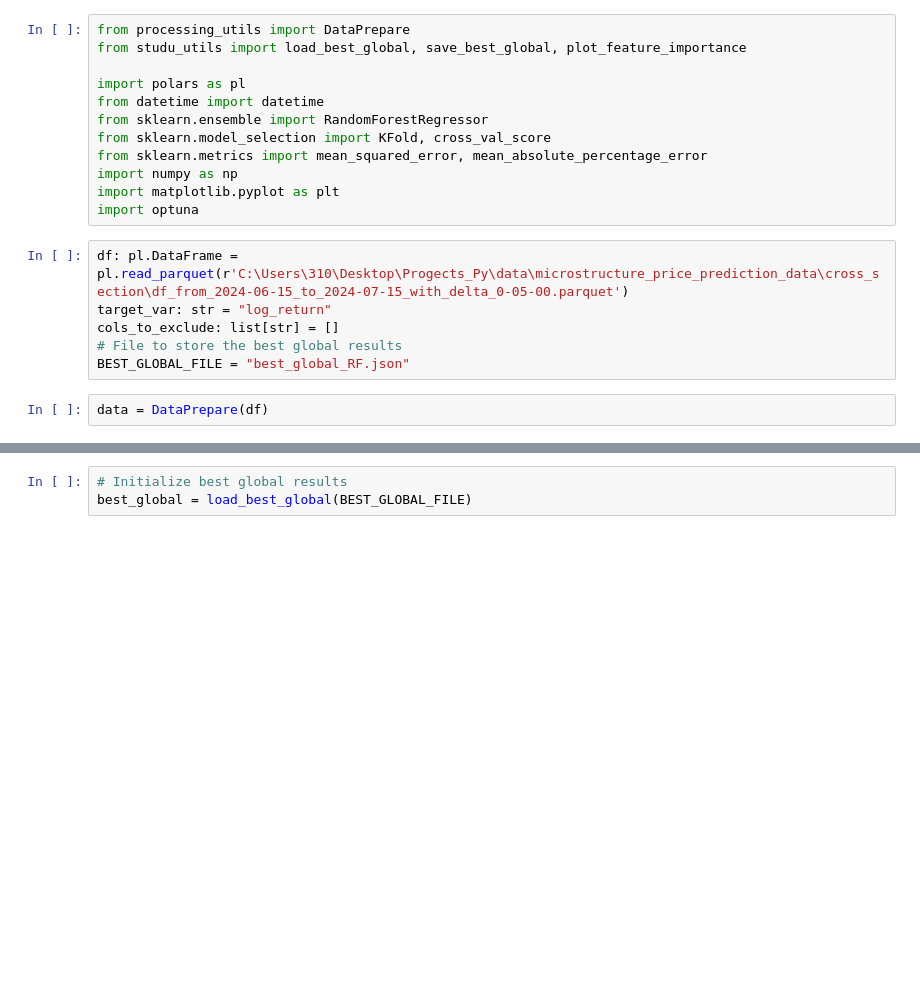
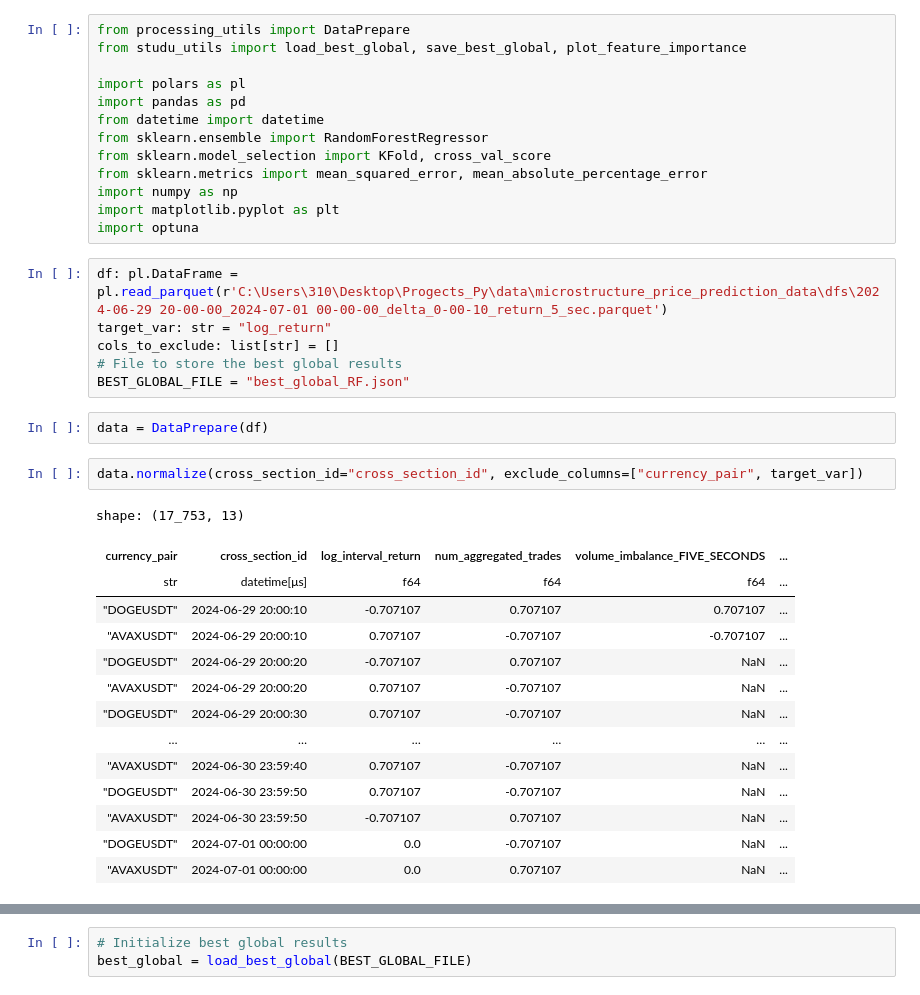
Before and after one commit to B0R0koko/microstructure_price_prediction, a Jupyter notebook: src/data_analysis/random_forest.ipynb, the cells around one changed output, grey strips where cells are left out. Drawn from its saved outputs; the diff is of its cells as text; blank space fills up the shorter version.

```diff
--- a/src/data_analysis/random_forest.ipynb
+++ b/src/data_analysis/random_forest.ipynb
@@ -3,6 +3,7 @@ from processing_utils import DataPrepare
 from studu_utils import load_best_global, save_best_global, plot_feature_importance
 
 import polars as pl
+import pandas as pd
 from datetime import datetime
 from sklearn.ensemble import RandomForestRegressor
 from sklearn.model_selection import KFold, cross_val_score
@@ -11,11 +12,28 @@ import numpy as np
 import matplotlib.pyplot as plt
 import optuna
 # %%
-df: pl.DataFrame = pl.read_parquet(r'C:\Users\310\Desktop\Progects_Py\data\microstructure_price_prediction_data\cross_section\df_from_2024-06-15_to_2024-07-15_with_delta_0-05-00.parquet')
+df: pl.DataFrame = pl.read_parquet(r'C:\Users\310\Desktop\Progects_Py\data\microstructure_price_prediction_data\dfs\2024-06-29 20-00-00_2024-07-01 00-00-00_delta_0-00-10_return_5_sec.parquet')
 target_var: str = "log_return"
 cols_to_exclude: list[str] = []
 # File to store the best global results
 BEST_GLOBAL_FILE = "best_global_RF.json"
 # %%
 data = DataPrepare(df)
+# %%
+data.normalize(cross_section_id="cross_section_id", exclude_columns=["currency_pair", target_var])
+# %% [output]
+shape: (17_753, 13)
+| currency_pair | cross_section_id | log_interval_return | num_aggregated_trades | volume_imbalance_FIVE_SECONDS | ... |
+| str | datetime[μs] | f64 | f64 | f64 | ... |
+| "DOGEUSDT" | 2024-06-29 20:00:10 | -0.707107 | 0.707107 | 0.707107 | ... |
+| "AVAXUSDT" | 2024-06-29 20:00:10 | 0.707107 | -0.707107 | -0.707107 | ... |
+| "DOGEUSDT" | 2024-06-29 20:00:20 | -0.707107 | 0.707107 | NaN | ... |
+| "AVAXUSDT" | 2024-06-29 20:00:20 | 0.707107 | -0.707107 | NaN | ... |
+| "DOGEUSDT" | 2024-06-29 20:00:30 | 0.707107 | -0.707107 | NaN | ... |
+| … | … | … | … | … | ... |
+| "AVAXUSDT" | 2024-06-30 23:59:40 | 0.707107 | -0.707107 | NaN | ... |
+| "DOGEUSDT" | 2024-06-30 23:59:50 | 0.707107 | -0.707107 | NaN | ... |
+| "AVAXUSDT" | 2024-06-30 23:59:50 | -0.707107 | 0.707107 | NaN | ... |
+| "DOGEUSDT" | 2024-07-01 00:00:00 | 0.0 | -0.707107 | NaN | ... |
+| "AVAXUSDT" | 2024-07-01 00:00:00 | 0.0 | 0.707107 | NaN | ... |
 # %%
```
Also changed, not shown: parts of 11 cells of this notebook, 4 other files.
